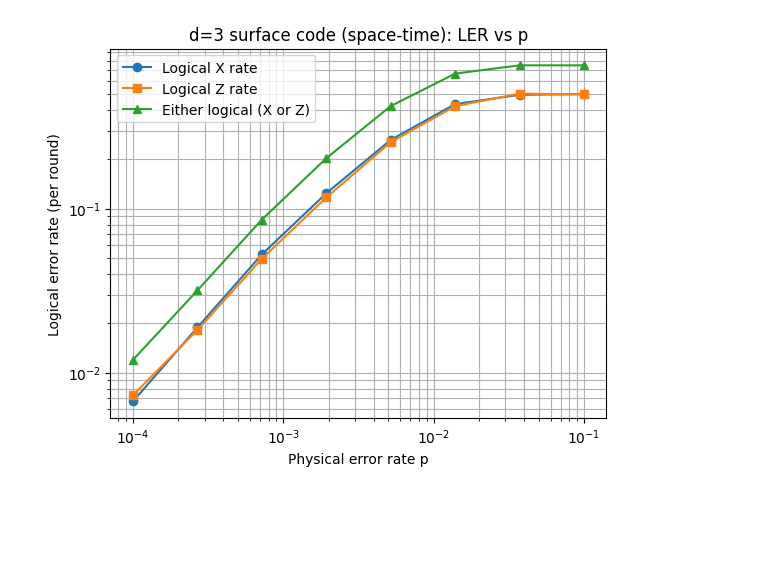
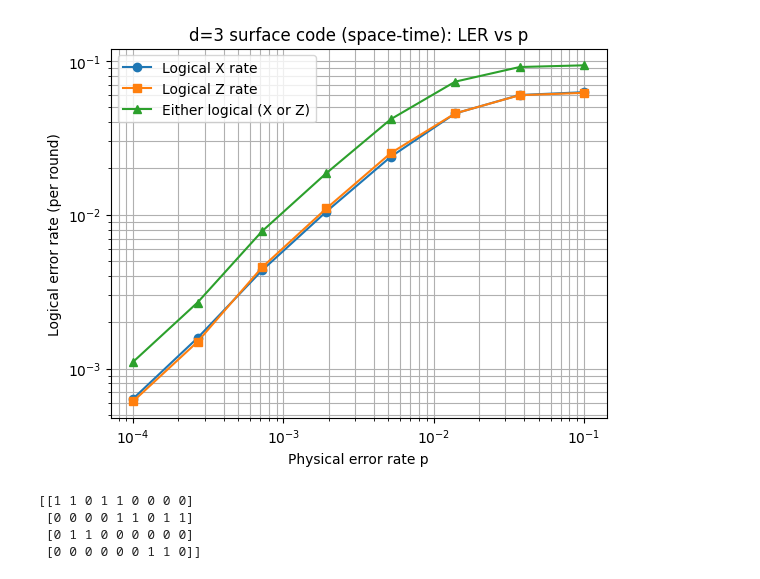
Before and after one commit to eoriont/superstabilizer-splicing, a Jupyter notebook: comparison.ipynb, the cells around one changed output. Cells and saved outputs as stored; diff of their text form; code cells hidden in the pictures; blank space fills up the shorter version.

```diff
--- a/comparison.ipynb
+++ b/comparison.ipynb
@@ -17,8 +20,8 @@ SEED = 12345
 PS = np.logspace(-4, -1, 8)  # 1e-4 ... 1e-1
 
 # Logical strings (match your boundary choice from create_surface_code_circuit)
-X_L_support = [1, 4, 7]   # vertical (connects X-boundaries) → used with z-type residual
-Z_L_support = [3, 4, 5]   # horizontal (connects Z-boundaries) → used with x-type residual
+Z_L_support = [1, 4, 7]   # vertical (connects X-boundaries) → used with z-type residual
+X_L_support = [3, 4, 5]   # horizontal (connects Z-boundaries) → used with x-type residual
 
 qc, X_checks, Z_checks, n_data, n_rounds = create_surface_code_circuit(distance=distance)
 assert n_rounds >= 2, "Space-time decoding needs at least 2 rounds."
@@ -31,31 +34,38 @@ H_Z = checks_to_H(Z_checks, n_data)
 stats_by_p = {}
 for p in PS:
     counts = run_with_errors(
         qc,
         p1=p,          # 1q depolarizing rate
         p2=p,          # 2q depolarizing rate (you can try p2=2*p if desired)
         p_meas=p,      # readout flips
         p_reset=p/2,   # reset error
         shots=SHOTS_PER_P,
         seed=SEED,
     )
 
     # stats = decode_counts_spacetime(
     #     counts=counts,
     #     dec_Xst=dec_Xst, dec_Zst=dec_Zst,
     #     X_checks=X_checks, Z_checks=Z_checks,
     #     n_data=n_data, n_rounds=n_rounds,
     #     X_L_support=X_L_support, Z_L_support=Z_L_support
     # )
 
     stats = decode_counts_spacetime(
         counts, dec_Xst, dec_Zst,
         X_checks, Z_checks, n_data, n_rounds,
         X_L_support=X_L_support, Z_L_support=Z_L_support,
         H_X=H_X, H_Z=H_Z
     )
     stats_by_p[float(p)] = stats
 
 fig, ax, df = plot_ler_vs_p_from_stats(stats_by_p, title=f"d={distance} surface code (space-time): LER vs p")
 # %% [output]
-[figure, old version]
+[figure, new version]
+# %%
+print(checks_to_H(X_checks, n_data))
+# %% [output]
+[[1 1 0 1 1 0 0 0 0]
+ [0 0 0 0 1 1 0 1 1]
+ [0 1 1 0 0 0 0 0 0]
+ [0 0 0 0 0 0 1 1 0]]
```
Also changed, not shown: parts of 2 cells of this notebook, 4 other files.
